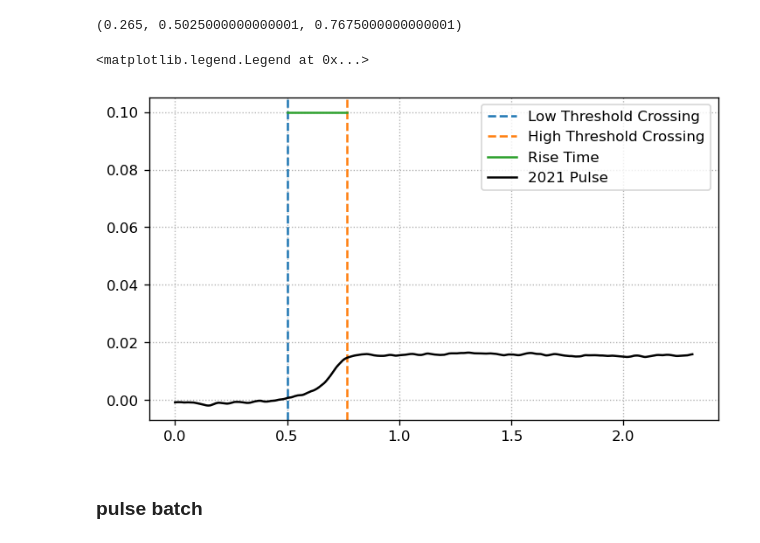
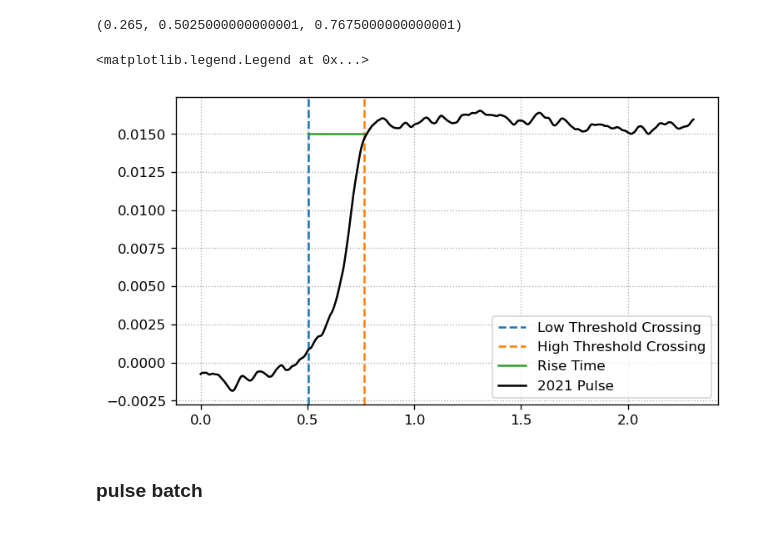
Before and after one commit to simonemanti/vipbege, a Jupyter notebook: vipbege/demo.ipynb, the cells around one changed output. Drawn from its saved outputs; the diff is of its cells as text; code cells hidden in the pictures.

```diff
--- a/demo.ipynb
+++ b/vipbege/demo.ipynb
@@ -19,7 +19,7 @@ with open('path/to/data', 'rb') as f:
 # %% [markdown]
 ### single pulse ###
 # %%
-i=np.random.choice(len(df21))
+i=10714
 print(i)
 pulse_data21 = df21.iloc[i]['original_pulse']
 
@@ -32,17 +32,17 @@ trise21
 # %%
 fig, ax = plt.subplots(figsize=(7, 4), dpi=120)
 ax.grid(ls=":")
 
 ax.axvline(trise21[1], color='C0', linestyle='--', label='Low Threshold Crossing')
 ax.axvline(trise21[2], color='C1', linestyle='--', label='High Threshold Crossing')
-ax.plot([trise21[1], trise21[1] + trise21[0]], [0.1, 0.1], color='C2', label='Rise Time')
+ax.plot([trise21[1], trise21[1] + trise21[0]], [0.015, 0.015], color='C2', label='Rise Time')
 
 ax.plot(pulse21.time, pulse21.data, label='2021 Pulse', color='black')
 
 ax.legend()
 # %% [output]
 <matplotlib.legend.Legend at 0x...>
-[figure, old version]
+[figure, new version]
 # %% [markdown]
 ### pulse batch
 # %%
```
Also changed, not shown: parts of 24 cells of this notebook, 2 other files.
